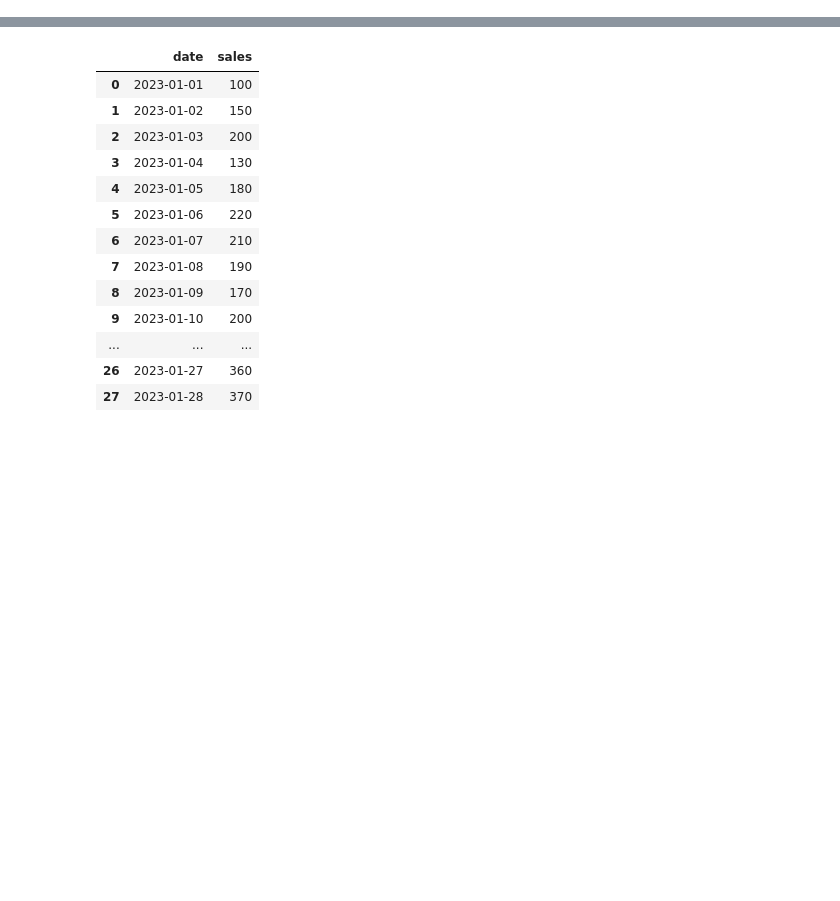
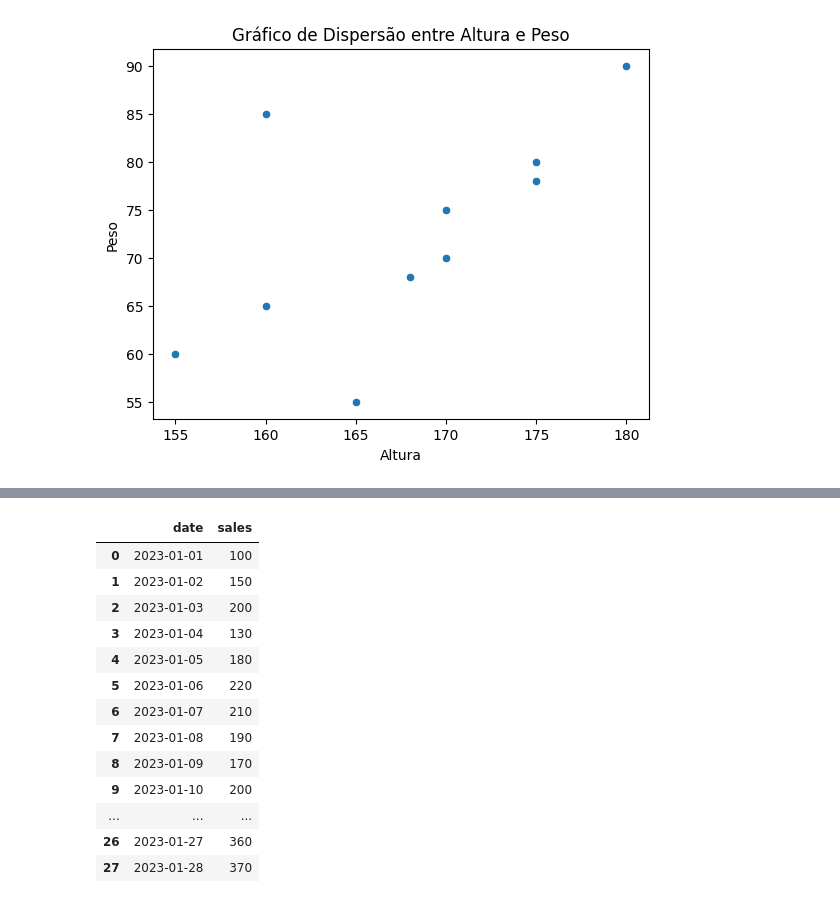
Before and after one commit to dsreliete/Womakerscode_DA_desafio_individual, a Jupyter notebook: Desafio8IndividualElietedaSilvaRodrigues.ipynb, the cells around one changed output, grey strips where cells are left out. Cells and saved outputs as stored; diff of their text form; code cells hidden in the pictures; blank space fills up the shorter version.

```diff
--- a/Desafio8IndividualElietedaSilvaRodrigues.ipynb
+++ b/Desafio8IndividualElietedaSilvaRodrigues.ipynb
@@ -35,4 +43,12 @@ df
 # %%
 # 3. Criar um gráfico de dispersão mostrando a relação entre 'height' e 'weight' usando Seaborn.
+
+sns.scatterplot(x='height', y='weight', data=df)
+plt.xlabel('Altura')
+plt.ylabel('Peso')
+plt.title('Gráfico de Dispersão entre Altura e Peso')
+plt.show()
+# %% [output]
+[figure, added]
 # %%
 # 4. Criar um gráfico interativo de barras mostrando a contagem de indivíduos por 'gender' usando Plotly.
```
Also changed, not shown: parts of 4 cells of this notebook.
